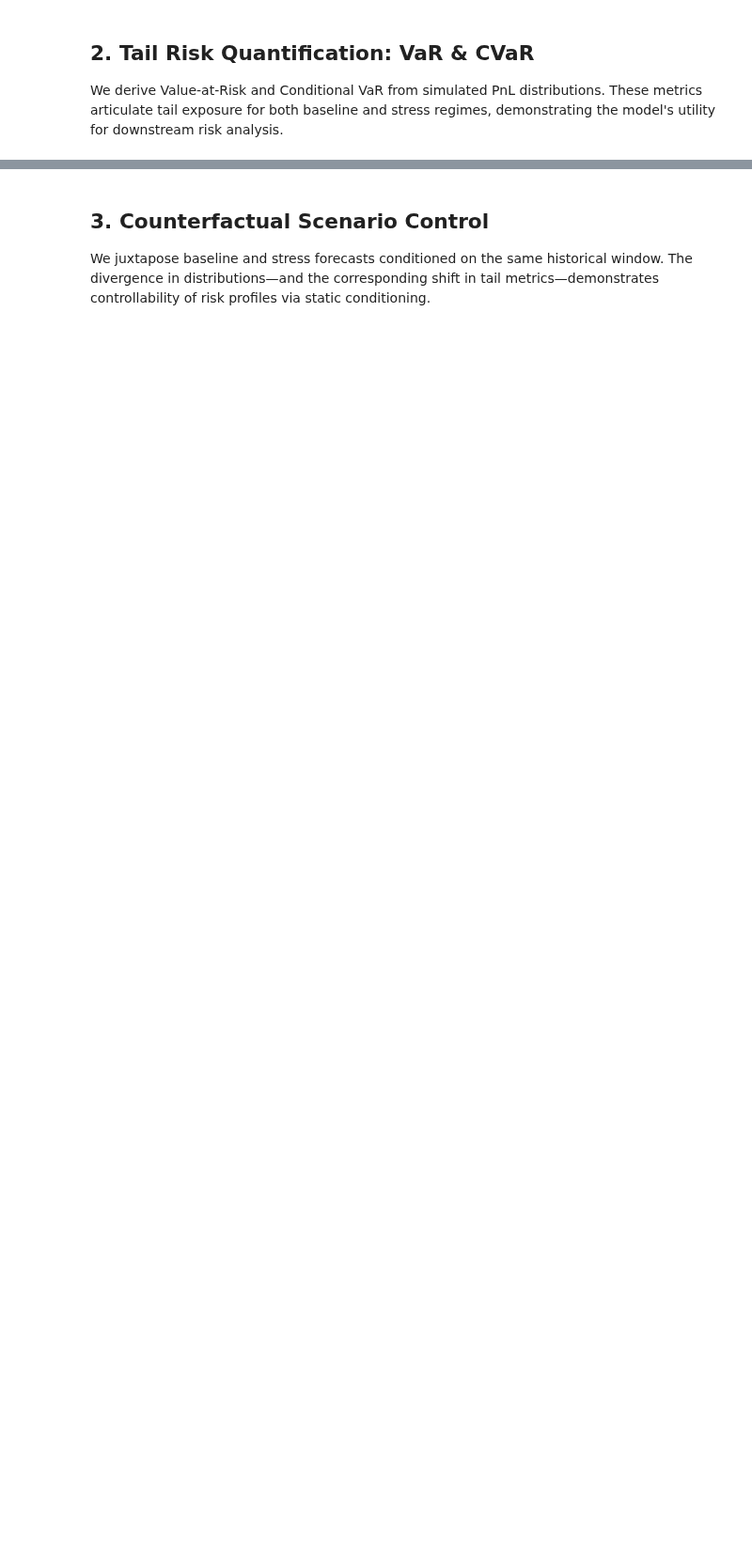
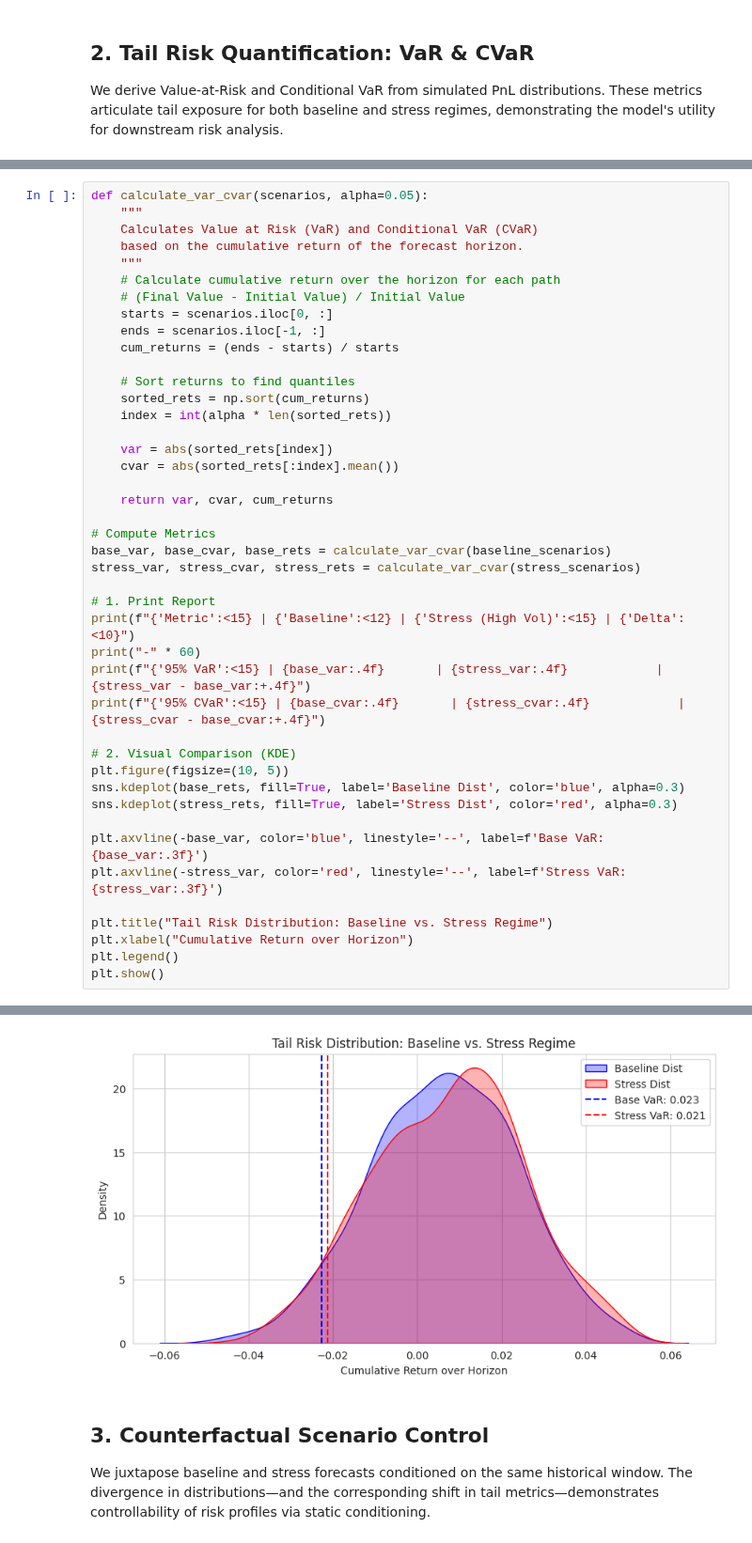
Before and after one commit to Land-Walker/FinD_Generator, a Jupyter notebook: FinD_Generator/notebooks/scenario_stress_demo.ipynb, the cells around one changed output, grey strips where cells are left out. Shown at 94% size. Saved outputs shown, nothing was run; the diff lists cells and outputs as text; blank space fills up the shorter version.

```diff
--- a/FinD_Generator/notebooks/scenario_stress_demo.ipynb
+++ b/FinD_Generator/notebooks/scenario_stress_demo.ipynb
@@ -208,0 +228,44 @@ metrics
+# %%
+def calculate_var_cvar(scenarios, alpha=0.05):
+    """
+    Calculates Value at Risk (VaR) and Conditional VaR (CVaR)
+    based on the cumulative return of the forecast horizon.
+    """
+    # Calculate cumulative return over the horizon for each path
+    # (Final Value - Initial Value) / Initial Value
+    starts = scenarios.iloc[0, :]
+    ends = scenarios.iloc[-1, :]
+    cum_returns = (ends - starts) / starts
+
+    # Sort returns to find quantiles
+    sorted_rets = np.sort(cum_returns)
+    index = int(alpha * len(sorted_rets))
+
+    var = abs(sorted_rets[index])
+    cvar = abs(sorted_rets[:index].mean())
+
+    return var, cvar, cum_returns
+
+# Compute Metrics
+base_var, base_cvar, base_rets = calculate_var_cvar(baseline_scenarios)
+stress_var, stress_cvar, stress_rets = calculate_var_cvar(stress_scenarios)
+
+# 1. Print Report
+print(f"{'Metric':<15} | {'Baseline':<12} | {'Stress (High Vol)':<15} | {'Delta':<10}")
+print("-" * 60)
+print(f"{'95% VaR':<15} | {base_var:.4f}       | {stress_var:.4f}            | {stress_var - base_var:+.4f}")
+print(f"{'95% CVaR':<15} | {base_cvar:.4f}       | {stress_cvar:.4f}            | {stress_cvar - base_cvar:+.4f}")
+
+# 2. Visual Comparison (KDE)
+plt.figure(figsize=(10, 5))
+sns.kdeplot(base_rets, fill=True, label='Baseline Dist', color='blue', alpha=0.3)
+sns.kdeplot(stress_rets, fill=True, label='Stress Dist', color='red', alpha=0.3)
+
+plt.axvline(-base_var, color='blue', linestyle='--', label=f'Base VaR: {base_var:.3f}')
+plt.axvline(-stress_var, color='red', linestyle='--', label=f'Stress VaR: {stress_var:.3f}')
+
+plt.title("Tail Risk Distribution: Baseline vs. Stress Regime")
+plt.xlabel("Cumulative Return over Horizon")
+plt.legend()
+plt.show()
+# %% [output]
@@ -209,3 +276,4 @@ metrics
+[figure, added]
 # %% [markdown]
 ## 3. Counterfactual Scenario Control
 We juxtapose baseline and stress forecasts conditioned on the same historical window. The divergence in distributions—and the corresponding shift in tail metrics—demonstrates controllability of risk profiles via static conditioning.
```
Also changed, not shown: parts of 10 cells of this notebook, 3 other files.
